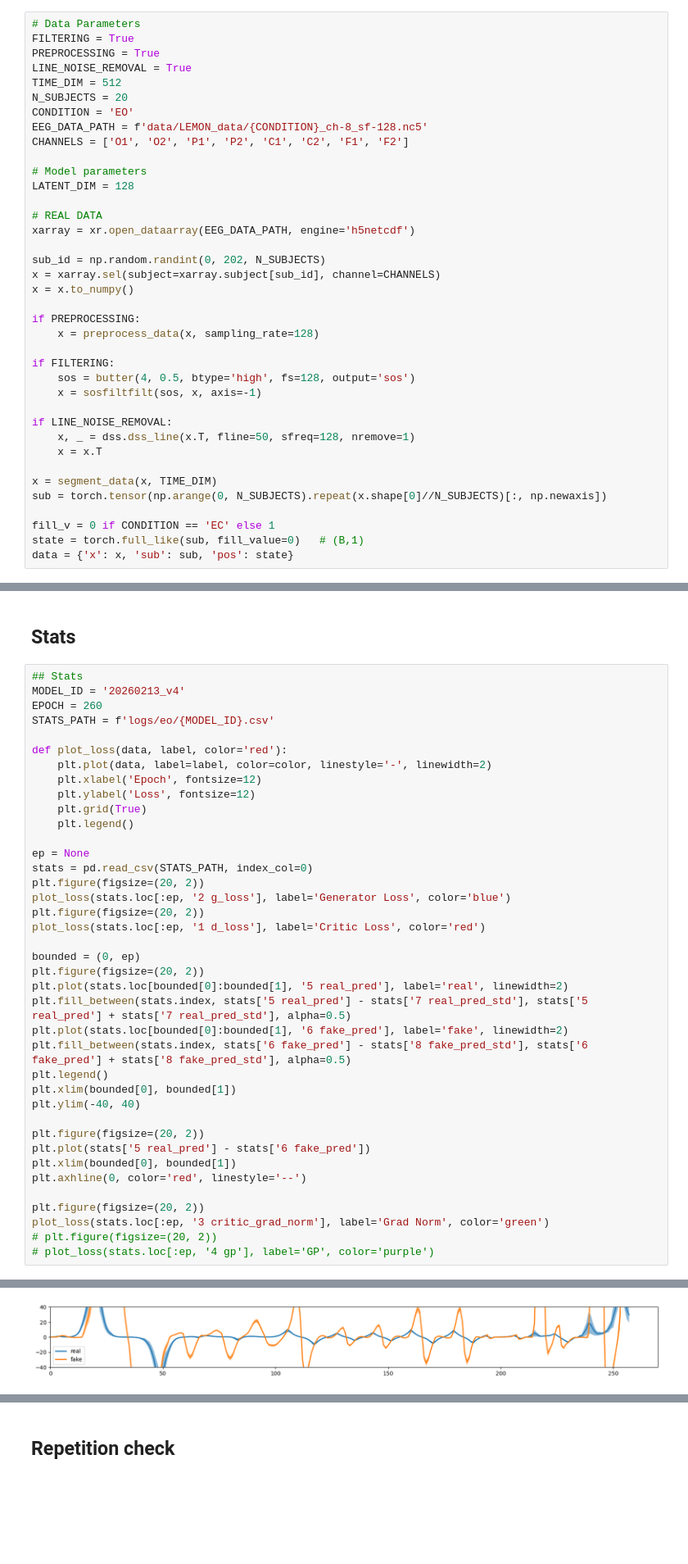
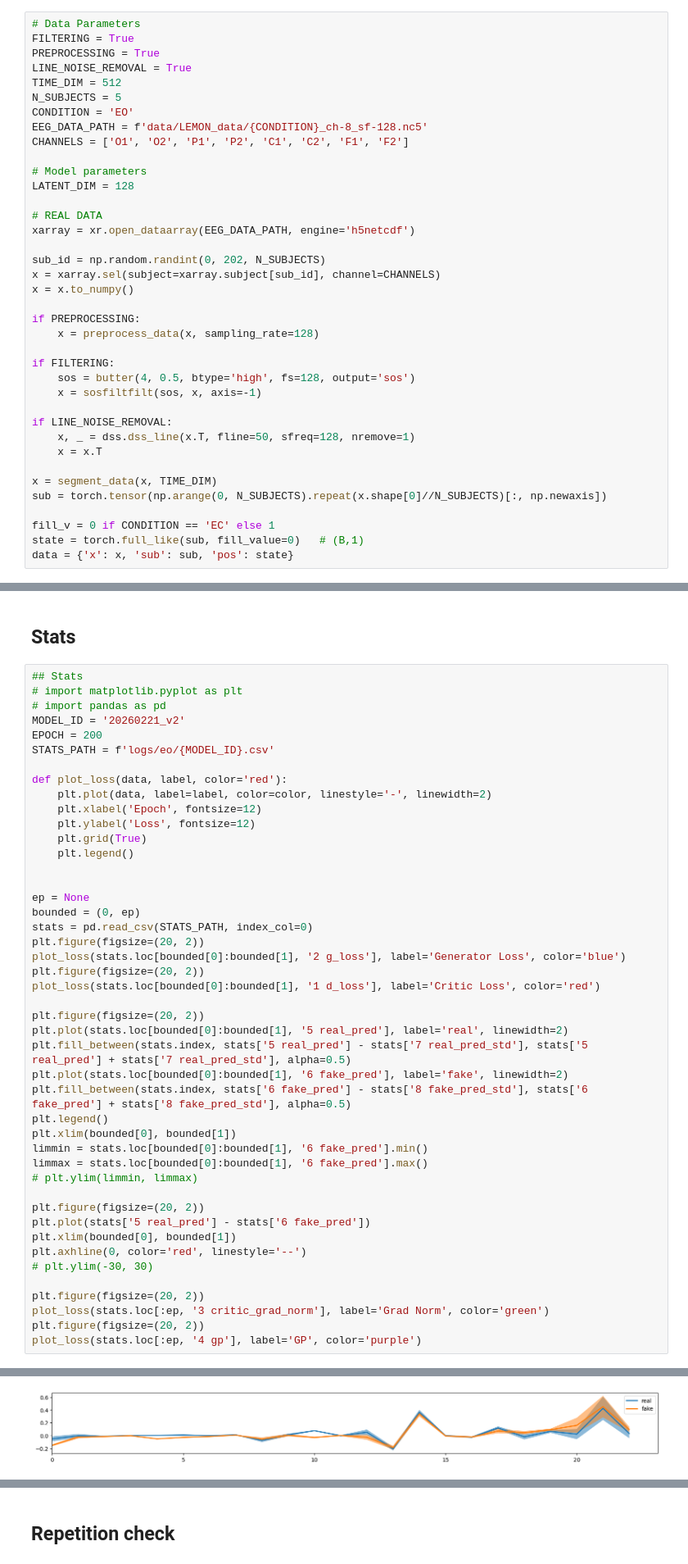
Before and after one commit to Yeganehfrh/EEGModalNet, a Jupyter notebook: notebooks/Tweak&Explore.ipynb, the cells around one changed output, grey strips where cells are left out. Shown at 82% size. Drawn from its saved outputs; the diff is of its cells as text; blank space fills up the shorter version.

```diff
--- a/notebooks/Tweak&Explore.ipynb
+++ b/notebooks/Tweak&Explore.ipynb
@@ -247,7 +247,7 @@ FILTERING = True
 PREPROCESSING = True
 LINE_NOISE_REMOVAL = True
 TIME_DIM = 512
-N_SUBJECTS = 20
+N_SUBJECTS = 5
 CONDITION = 'EO'
 EEG_DATA_PATH = f'data/LEMON_data/{CONDITION}_ch-8_sf-128.nc5'
 CHANNELS = ['O1', 'O2', 'P1', 'P2', 'C1', 'C2', 'F1', 'F2']
@@ -299,8 +329,10 @@ with torch.no_grad():
 ## Stats
 # %%
 ## Stats
-MODEL_ID = '20260213_v4'
-EPOCH = 260
+# import matplotlib.pyplot as plt
+# import pandas as pd
+MODEL_ID = '20260221_v2'
+EPOCH = 200
 STATS_PATH = f'logs/eo/{MODEL_ID}.csv'
 
 def plot_loss(data, label, color='red'):
@@ -310,14 +342,15 @@ def plot_loss(data, label, color='red'):
     plt.grid(True)
     plt.legend()
 
+
 ep = None
+bounded = (0, ep)
 stats = pd.read_csv(STATS_PATH, index_col=0)
 plt.figure(figsize=(20, 2))
-plot_loss(stats.loc[:ep, '2 g_loss'], label='Generator Loss', color='blue')
+plot_loss(stats.loc[bounded[0]:bounded[1], '2 g_loss'], label='Generator Loss', color='blue')
 plt.figure(figsize=(20, 2))
-plot_loss(stats.loc[:ep, '1 d_loss'], label='Critic Loss', color='red')
+plot_loss(stats.loc[bounded[0]:bounded[1], '1 d_loss'], label='Critic Loss', color='red')
 
-bounded = (0, ep)
 plt.figure(figsize=(20, 2))
 plt.plot(stats.loc[bounded[0]:bounded[1], '5 real_pred'], label='real', linewidth=2)
 plt.fill_between(stats.index, stats['5 real_pred'] - stats['7 real_pred_std'], stats['5 real_pred'] + stats['7 real_pred_std'], alpha=0.5)
@@ -325,15 +358,18 @@ plt.plot(stats.loc[bounded[0]:bounded[1], '6 fake_pred'], label='fake', linewidt
 plt.fill_between(stats.index, stats['6 fake_pred'] - stats['8 fake_pred_std'], stats['6 fake_pred'] + stats['8 fake_pred_std'], alpha=0.5)
 plt.legend()
 plt.xlim(bounded[0], bounded[1])
-plt.ylim(-40, 40)
+limmin = stats.loc[bounded[0]:bounded[1], '6 fake_pred'].min()
+limmax = stats.loc[bounded[0]:bounded[1], '6 fake_pred'].max()
+# plt.ylim(limmin, limmax)
 
 plt.figure(figsize=(20, 2))
 plt.plot(stats['5 real_pred'] - stats['6 fake_pred'])
 plt.xlim(bounded[0], bounded[1])
 plt.axhline(0, color='red', linestyle='--')
+# plt.ylim(-30, 30)
 
 plt.figure(figsize=(20, 2))
 plot_loss(stats.loc[:ep, '3 critic_grad_norm'], label='Grad Norm', color='green')
-# plt.figure(figsize=(20, 2))
-# plot_loss(stats.loc[:ep, '4 gp'], label='GP', color='purple')
+plt.figure(figsize=(20, 2))
+plot_loss(stats.loc[:ep, '4 gp'], label='GP', color='purple')
 # %% [output]
@@ -342 +378 @@ plot_loss(stats.loc[:ep, '3 critic_grad_norm'], label='Grad Norm', color='green'
-[figure, old version]
+[figure, new version]
```
Also changed, not shown: parts of 27 cells of this notebook, 1 other file.
